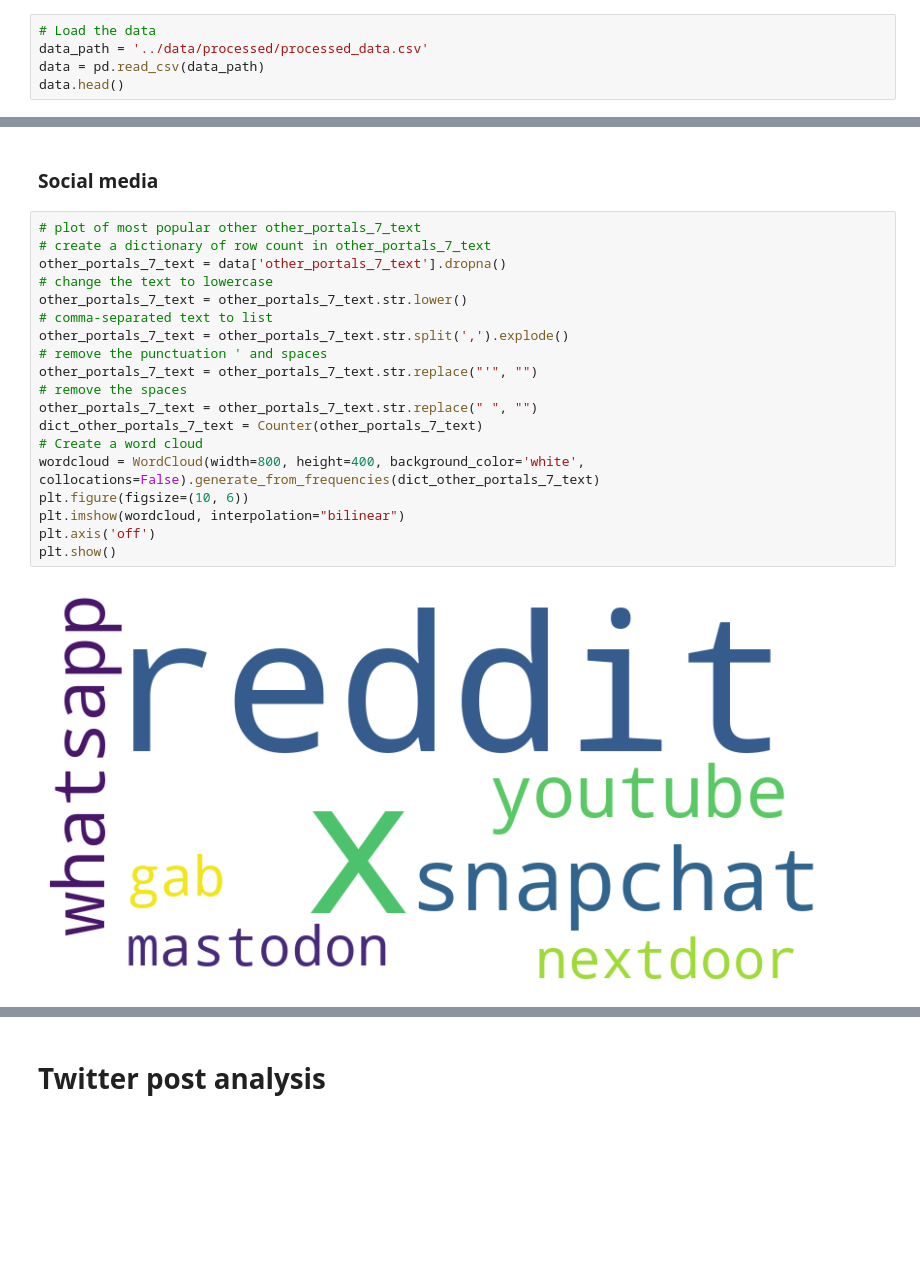
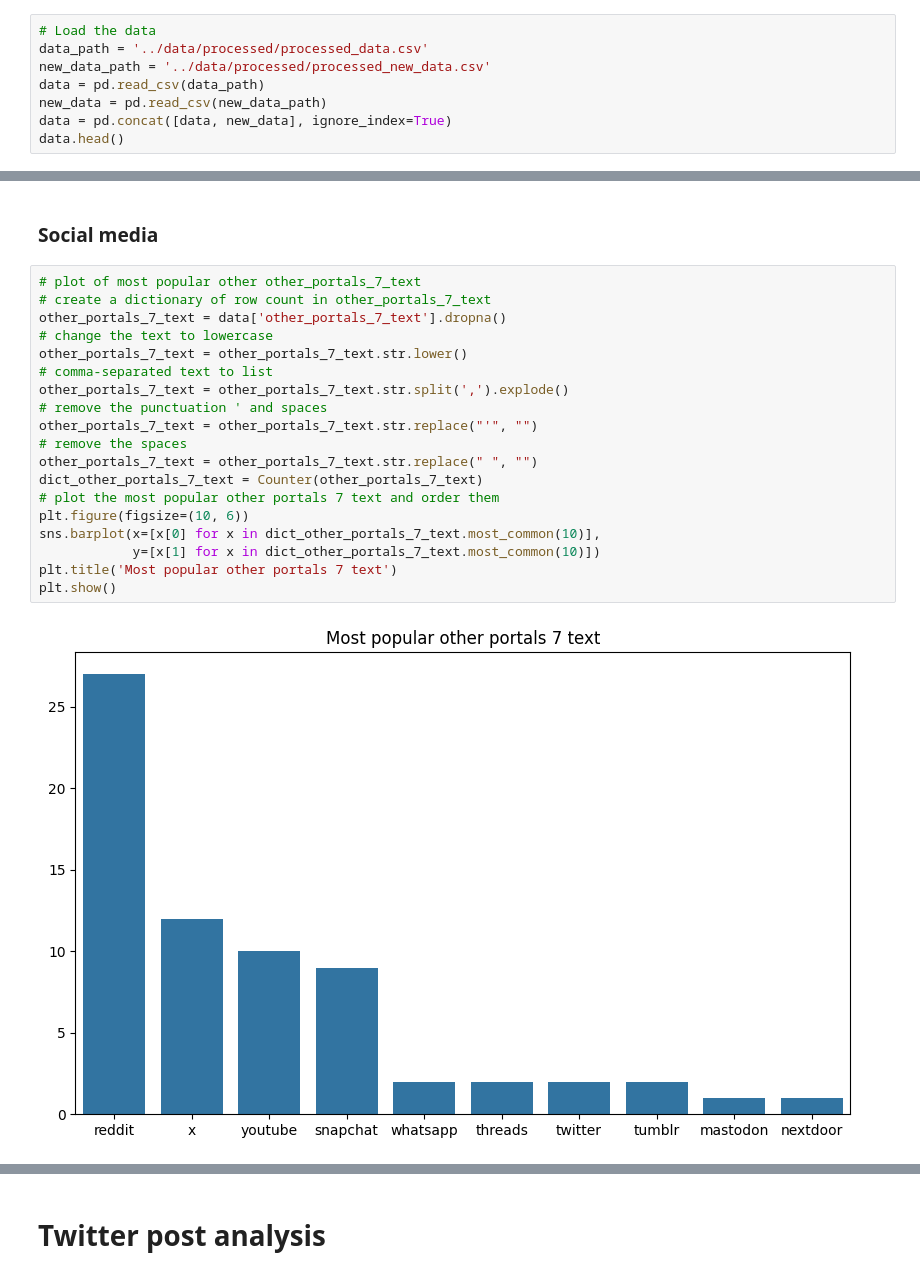
Before and after one commit to jfpio/narcissistic-twitter, a Jupyter notebook: notebooks/exploratory_data_analysis.ipynb, the cells around one changed output, grey strips where cells are left out. Cells and saved outputs as stored; diff of their text form; blank space fills up the shorter version.

Commit message:
analyze new data

```diff
--- a/notebooks/exploratory_data_analysis.ipynb
+++ b/notebooks/exploratory_data_analysis.ipynb
@@ -47,7 +44,10 @@ True
 # %%
 # Load the data
 data_path = '../data/processed/processed_data.csv'
+new_data_path = '../data/processed/processed_new_data.csv'
 data = pd.read_csv(data_path)
+new_data = pd.read_csv(new_data_path)
+data = pd.concat([data, new_data], ignore_index=True)
 data.head()
 # %% [output]
 |  | post_travel | post_abortion | adm | riv | gender | gender_3_text | age | ethnic_background | ... |
@@ -178,22 +178,22 @@ That can explain the 17 people who don't use social media at all.
 # %%
 # plot of most popular other other_portals_7_text
 # create a dictionary of row count in other_portals_7_text
 other_portals_7_text = data['other_portals_7_text'].dropna()
 # change the text to lowercase
 other_portals_7_text = other_portals_7_text.str.lower()
 # comma-separated text to list
 other_portals_7_text = other_portals_7_text.str.split(',').explode()
 # remove the punctuation ' and spaces
 other_portals_7_text = other_portals_7_text.str.replace("'", "")
 # remove the spaces
 other_portals_7_text = other_portals_7_text.str.replace(" ", "")
 dict_other_portals_7_text = Counter(other_portals_7_text)
-# Create a word cloud
-wordcloud = WordCloud(width=800, height=400, background_color='white', collocations=False).generate_from_frequencies(dict_other_portals_7_text)
+# plot the most popular other portals 7 text and order them
 plt.figure(figsize=(10, 6))
-plt.imshow(wordcloud, interpolation="bilinear")
-plt.axis('off')
+sns.barplot(x=[x[0] for x in dict_other_portals_7_text.most_common(10)],
+            y=[x[1] for x in dict_other_portals_7_text.most_common(10)])
+plt.title('Most popular other portals 7 text')
 plt.show()
 # %% [output]
-[figure, old version]
+[figure, new version]
 # %% [markdown]
```
Also changed, not shown: parts of 43 cells of this notebook, 1 other file.
